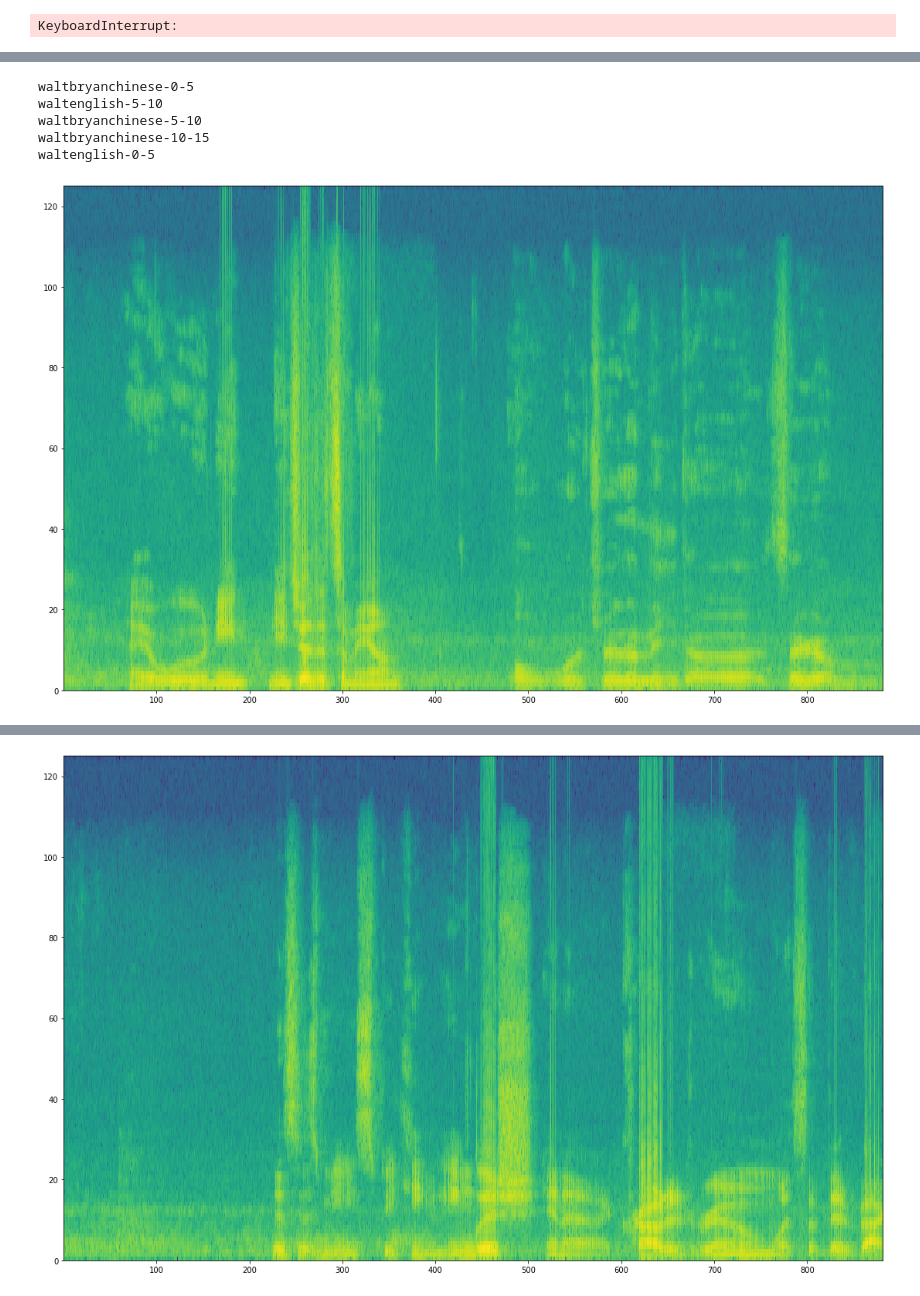
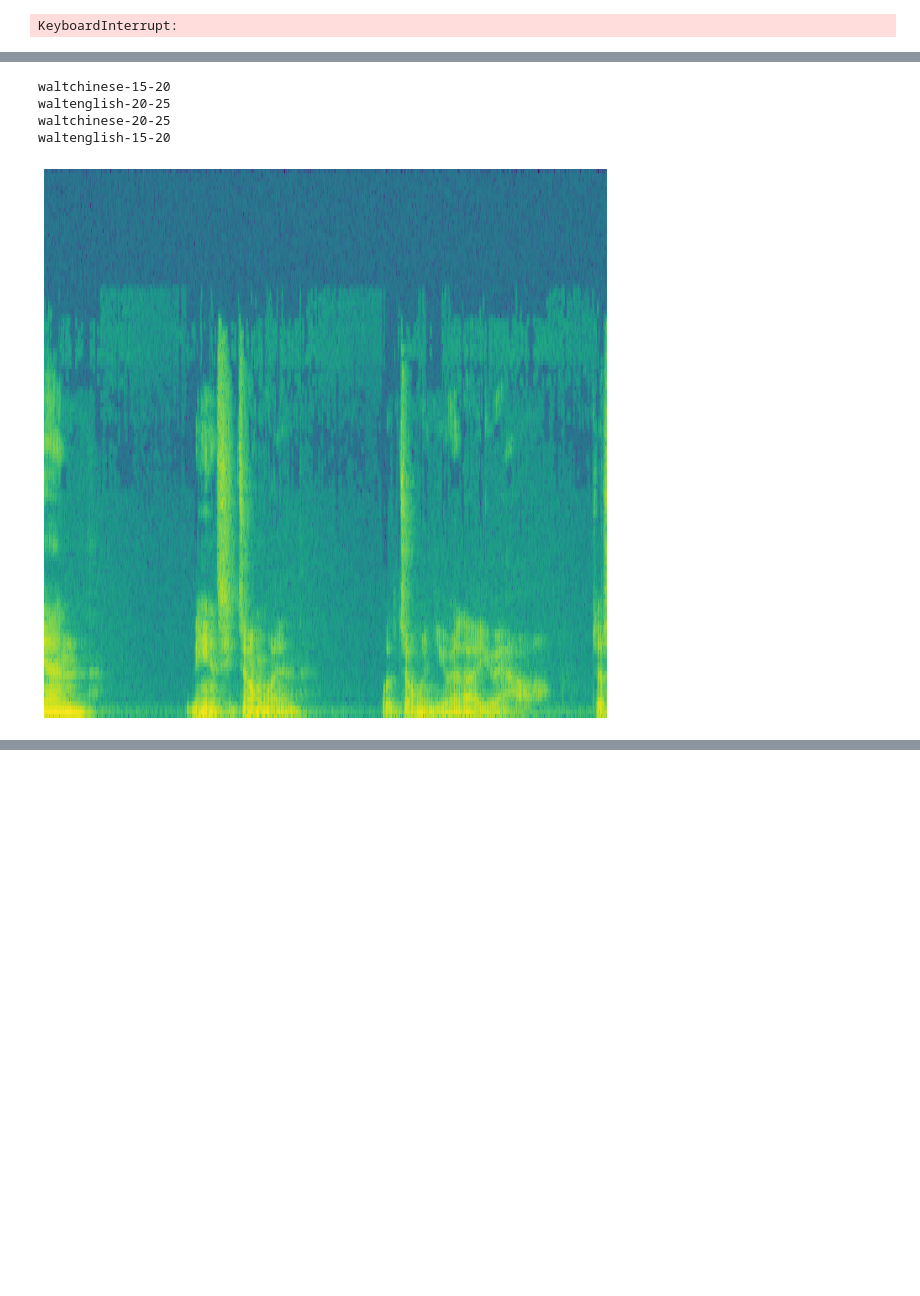
Before and after one commit to schlende/chinesebusybody, a Jupyter notebook: SpectrographDatasetGenerator.ipynb, the cells around one changed output, grey strips where cells are left out. Saved outputs shown, nothing was run; the diff lists cells and outputs as text; code cells hidden in the pictures; blank space fills up the shorter version.

```diff
--- a/SpectrographDatasetGenerator.ipynb
+++ b/SpectrographDatasetGenerator.ipynb
@@ -71,7 +79,7 @@ def generate5SecondClips(audioFile, clipPath, prefix):
 
     fullFilePath = str(audioFile.resolve())
     outFileName = str(audioFile.resolve()).rsplit('/')[-1] + ".wav"
-    command = "ffmpeg -i {0} -acodec pcm_s16le -ar 44100 -af 'volume=8dB' -ac 1 /tmp/{1}".format(fullFilePath, outFileName)
+    command = "ffmpeg -i {0} -acodec pcm_s16le -ar 44100 -cutoff 11000 -ac 1 -y /tmp/{1}".format(fullFilePath, outFileName)
     print(command)
     os.system(command)
 
@@ -131,13 +139,15 @@ Wrote 30 clips
 import os
 import wave
 import pylab
+import matplotlib.pyplot as plt
 
 # https://courses.engr.illinois.edu/ece590sip/sp2018/spectrograms1_wideband_narrowband.html
 
 def graphSpectrogram(destFolder, wavFile, plot=False):
     sound_info, frame_rate = getWavInfo(wavFile)
     pylab.figure(num=None, figsize=(12, 12))
-    pylab.specgram(sound_info, Fs=44100)
+    pylab.specgram(sound_info, Fs=44100, mode='psd', NFFT=256)
+    plt.axis('off')
     outfile = os.path.splitext(wavFile)[0].rsplit('/', 1)[-1]
     print(outfile)
     pylab.savefig(destFolder + '/' + outfile)
@@ -156,9 +166,9 @@ def getWavInfo(wavFile):
 from os import listdir
 from os.path import isfile, join
 
-files = listdir("clipsChinese")
+files = listdir("data/clipsChinese")
 for file in files:
-    graphSpectrogram("spectrogramsChinese", "clipsChinese/" + file)
+    graphSpectrogram("data/spectrogramsChinese", "data/clipsChinese/" + file)
 # %% [output]
 podcast-35-40
 podcast2-110-115
@@ -182,7 +192,7 @@ podcast-70-75
 from os import listdir
 from os.path import isfile, join
 
-files = listdir("clipsEnglish")
+files = listdir("data/clipsEnglish")
 for file in files:
     graphSpectrogram("data/spectrogramsEnglish", "data/clipsEnglish/" + file)
 # %% [output]
@@ -227,12 +237,11 @@ Wrote 0 clips
 # %%
-files = listdir("actualTests/outputClips")
+files = listdir("data/actualTests/outputClips")
 files
 for file in files:
-    graphSpectrogram("actualTests/outputSpectrograms", "actualTests/outputClips/" + file, plot=True)
+    graphSpectrogram("data/actualTests/outputSpectrograms", "data/actualTests/outputClips/" + file, plot=True)
 # %% [output]
-waltbryanchinese-0-5
-waltenglish-5-10
-waltbryanchinese-5-10
-waltbryanchinese-10-15
-waltenglish-0-5
+waltchinese-15-20
+waltenglish-20-25
+waltchinese-20-25
+waltenglish-15-20
-[figure, old version]
+[figure, new version]
@@ -242 +250,0 @@ waltenglish-0-5
-[figure, removed]
```
Also changed, not shown: parts of 12 cells of this notebook, 2 other files.
